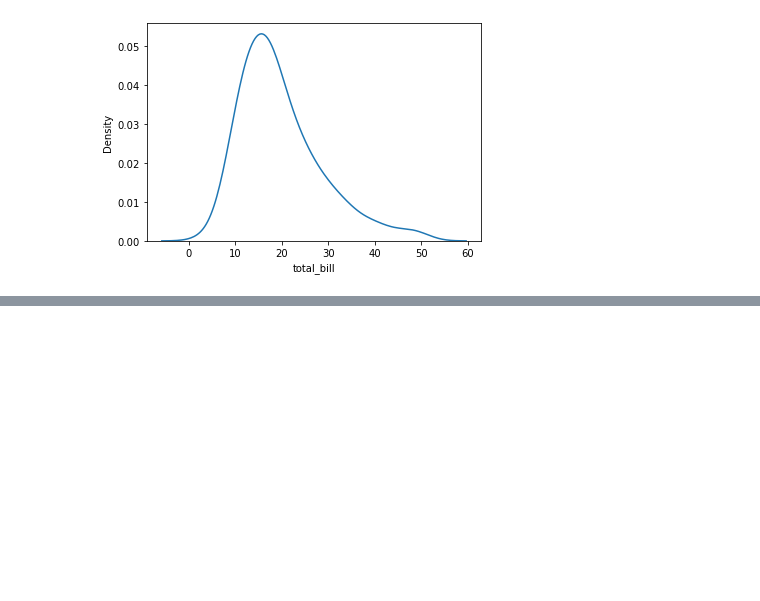
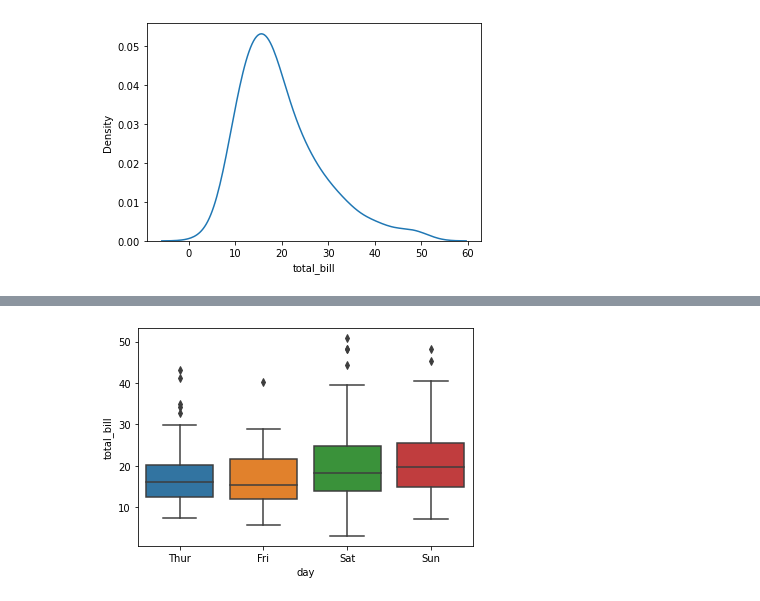
Before and after one commit to GKPSingh/M2D18, a Jupyter notebook: Learning SeaBorn.ipynb, the cells around one changed output, grey strips where cells are left out. Cells and saved outputs as stored; diff of their text form; code cells hidden in the pictures; blank space fills up the shorter version.

```diff
--- a/Learning SeaBorn.ipynb
+++ b/Learning SeaBorn.ipynb
@@ -80,0 +104,4 @@ sns.kdeplot(tips['total_bill']);
+# %%
+sns.boxplot(x= 'day', y = 'total_bill', data = tips);
+# %% [output]
+[figure, added]
```
Also changed, not shown: parts of 15 cells of this notebook.
